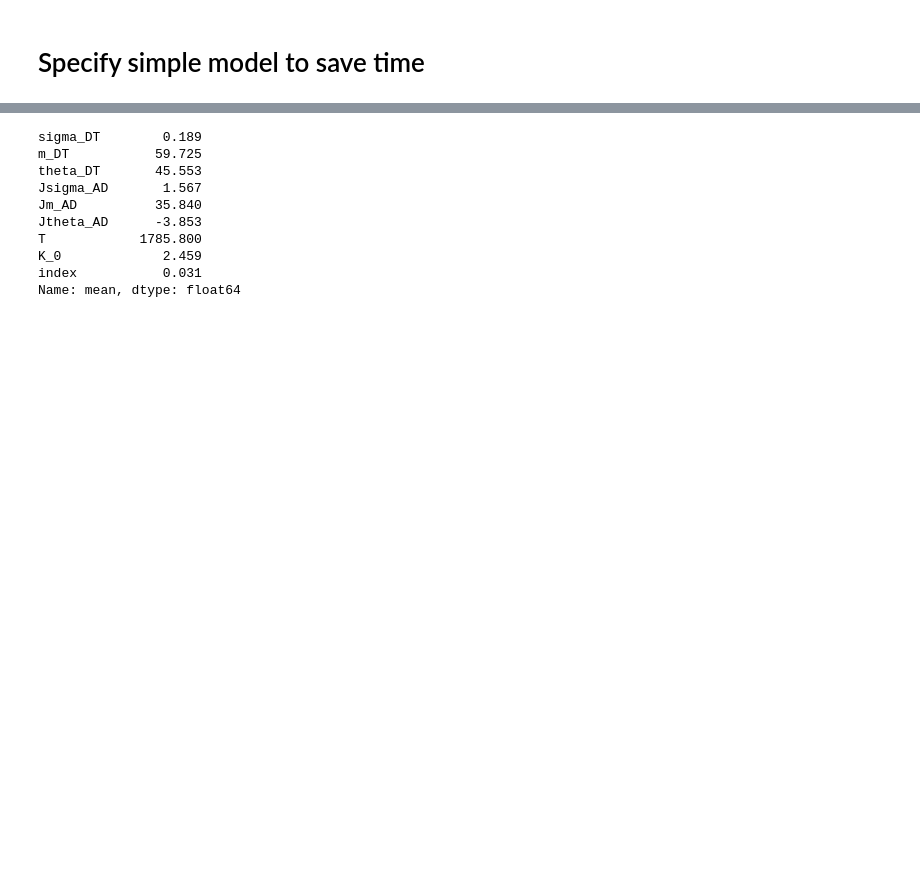
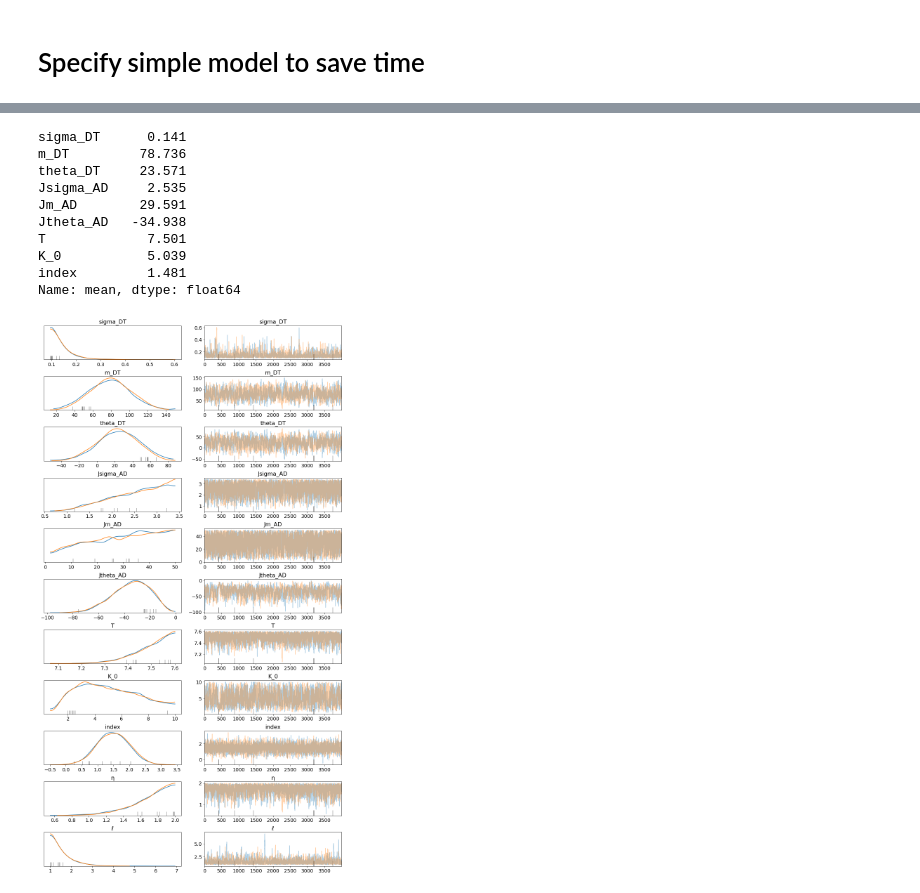
Before and after one commit to MalteBrinch/Master-Thesis-Code, a Jupyter notebook: 7d conv and iterating a GP.ipynb, the cells around one changed output, grey strips where cells are left out. Saved outputs shown, nothing was run; the diff lists cells and outputs as text; code cells hidden in the pictures; blank space fills up the shorter version.

```diff
--- a/7d conv and iterating a GP.ipynb
+++ b/7d conv and iterating a GP.ipynb
@@ -447,8 +385,9 @@ with pm.Model() as simpleconvmodel:
 
     #define driving function as Gaussian Process
     #find way to use g band as first guess of value
-    ℓ = pm.Uniform('ℓ', lower=1.0, upper=70.0)#pm.Bound(pm.Normal, lower=1.2574, upper=3.0*50.0*np.sqrt(2.0))('ℓ', mu=70.0, sigma=35.0)#timescale of variation for the driving function
-    η = pm.Uniform('η', lower=0.0, upper=0.7)#long term standard deviation for the driving function
+    #what is the variation timescale of the driving function???
+    ℓ = pm.Bound(pm.Normal, lower=1.0)('ℓ', mu=75.0, sigma=25.0)#pm.Uniform('ℓ', lower=1.0, upper=2.0*70.0)#pm.Bound(pm.Normal, lower=1.2574, upper=3.0*50.0*np.sqrt(2.0))('ℓ', mu=70.0, sigma=35.0)#timescale of variation for the driving function
+    η = pm.Uniform('η', lower=0.0, upper=2.0)#long term standard deviation for the driving function
     cov = η**2 * pm.gp.cov.Exponential(1, ℓ)#using same cov as light curve interpolation
     #const_func = pm.gp.mean.Constant(tt.mean(yJ))#long term mean. Should it be zero or the g-band value?
     gp = pm.gp.Latent(cov_func=cov)
@@ -461,30 +400,23 @@ with pm.Model() as simpleconvmodel:
     #Define priors
 
     #Universal Dusty Torus parameters for the uniform temperature DT
-    sigma_DT=pm.Uniform('sigma_DT', lower=tt.log(1.5), upper=tt.log(50.0))#needs a source for scale
+    sigma_DT=pm.Uniform('sigma_DT', lower=tt.log(1.1), upper=tt.log(30.0))#needs a source for scale
     m_DT=pm.Uniform('m_DT', lower=10.0, upper=150.0)#we expect serveral tens to hundreds of days
-    theta_DT=pm.Uniform('theta_DT', lower=-np.max(tau), upper=np.max(tau)/1.2)#add later when simple model is staple
+    theta_DT=pm.Normal('theta_DT',mu=0,sigma=25.0)#pm.Uniform('theta_DT', lower=-np.max(tau)/1.2, upper=np.max(tau)/1.2)#add later when simple model is staple
 
     #Accretion Disk paramters
-    Jsigma_AD=pm.Uniform('Jsigma_AD', lower=tt.log(1.5), upper=tt.log(50.0))#needs a source for scale
+    Jsigma_AD=pm.Uniform('Jsigma_AD', lower=tt.log(1.1), upper=tt.log(30.0))#needs a source for scale
     Jm_AD=pm.Uniform('Jm_AD', lower=2.0, upper=50.0)#AD has 3-5 times smaller lags than DT
-    Jtheta_AD=pm.Uniform('Jtheta_AD', lower=-np.max(tau), upper=np.max(tau)/1.2)#add later
+    Jtheta_AD=pm.Normal('Jtheta_AD',mu=0,sigma=25.0)#pm.Uniform('Jtheta_AD', lower=-np.max(tau)/1.2, upper=np.max(tau)/1.2)#add later
 
     #BB and power law parameters
-    T=pm.Uniform('T', lower=1000.0, upper=2000.0)#('T', mu=1400.0, sigma=100.0)#taken from nature letter
+    T=pm.Uniform('T', lower=tt.log(1000.0), upper=tt.log(2000.0))#pm.Bound(pm.Normal, lower=1000.0, upper=2000.0)('T', mu=1400.0, sigma=100.0)#taken from nature letter
     K_0=pm.Uniform('K_0', lower=0.0, upper=10.0)#is it BB/powr or powr/BB?
-    index=pm.Uniform('index', lower=0.0, upper=3.0)#sign depends on diffmag definition change to -2 to -1 for final?
+    index=pm.Normal('index', mu=1.5, sigma=0.5)#pm.Uniform('index', lower=0.0, upper=3.0)#sign depends on diffmag definition change to -2 to -1 for final?
 
     #Different wavelength for different bands, not a free paramter
     #REMIR filters in nm NEED DATASHEET
     Jwav=1250.0
-    Hwav=1625.0
-    Kwav=2150.0
-    #Sloan filters for ROSS2 in nm
-    #gwav=475.4
-    #rwav= 620.4
-    #iwav=769.8
-    #zwav=966.5
 
 
     #Define constants
@@ -494,8 +426,8 @@ with pm.Model() as simpleconvmodel:
     k = 1.38e-23#Boltzmanns constant in J/K
 
     #peak Black Body from uniform torus temperature
-    wav_peak = 2.898*10**6/T
-    b_max = h*c/(1e-9*wav_peak*k*T)
+    wav_peak = 2.898*10**6/tt.exp(T)
+    b_max = 4.967#h*c/(1e-9*wav_peak*k*tt.exp(T))
     BB_max = 1.0/( (wav_peak**5) * (tt.exp(b_max) - 1.0) )
 
     #Universal lognormal for Dusty Torus
@@ -505,7 +437,7 @@ with pm.Model() as simpleconvmodel:
     lognorm_DT = tt.switch(tt.isnan(lognorm_DT), 0.0, lognorm_DT)
 
     #Dusty Torus transfer equation for J band
-    Jb = h*c/(1e-9*Jwav*k*T)
+    Jb = h*c/(1e-9*Jwav*k*tt.exp(T))
     JBB = (1.0/( Jwav**5 * (tt.exp(Jb) - 1.0) ))/BB_max
     JPsi_DT = JBB*lognorm_DT
 
@@ -522,7 +454,7 @@ with pm.Model() as simpleconvmodel:
 
     #The convolutions
     #filter needs to be odd so tau is odd
-    Jconvol=theano.tensor.nnet.conv2d(f[:,:,0:len(xJ),:],Jtransfer,border_mode='half')
+    Jconvol=theano.tensor.nnet.conv2d(f[:,:,:,:],Jtransfer,border_mode='half')
 
     #Define likelihoods
     #k = pm.Uniform('k', lower=1.0, upper=10.0)#Noise boost factor
@@ -530,4 +462,4 @@ with pm.Model() as simpleconvmodel:
 
     #the shape of mu and observed needs to be the same
 
-    tracesimple = pm.sample(4000, tune=1000)
+    tracesimple = pm.sample(4000,tune=1000,init='advi+adapt_diag',chains=2,cores=8)
@@ -534,14 +478,20 @@ with pm.Model() as simpleconvmodel:
 # %%
-summ=pm.summary(tracetransfer,['sigma_DT','m_DT','theta_DT','Jsigma_AD','Jm_AD','Jtheta_AD','T','K_0','index'])
+simplenames=['sigma_DT','m_DT','theta_DT','Jsigma_AD','Jm_AD','Jtheta_AD','T','K_0','index', 'η', 'ℓ']
+summ=pm.summary(tracesimple,['sigma_DT','m_DT','theta_DT','Jsigma_AD','Jm_AD','Jtheta_AD','T','K_0','index'])
 print(summ.loc[:,'mean'])
+#summ
 # %% [output]
-sigma_DT        0.189
-m_DT           59.725
-theta_DT       45.553
-Jsigma_AD       1.567
-Jm_AD          35.840
-Jtheta_AD      -3.853
-T            1785.800
-K_0             2.459
-index           0.031
+sigma_DT      0.141
+m_DT         78.736
+theta_DT     23.571
+Jsigma_AD     2.535
+Jm_AD        29.591
+Jtheta_AD   -34.938
+T             7.501
+K_0           5.039
+index         1.481
 Name: mean, dtype: float64
+# %%
+pm.traceplot(tracesimple, var_names=simplenames);
+# %% [output]
+[figure, added]
```
Also changed, not shown: parts of 20 cells of this notebook.
